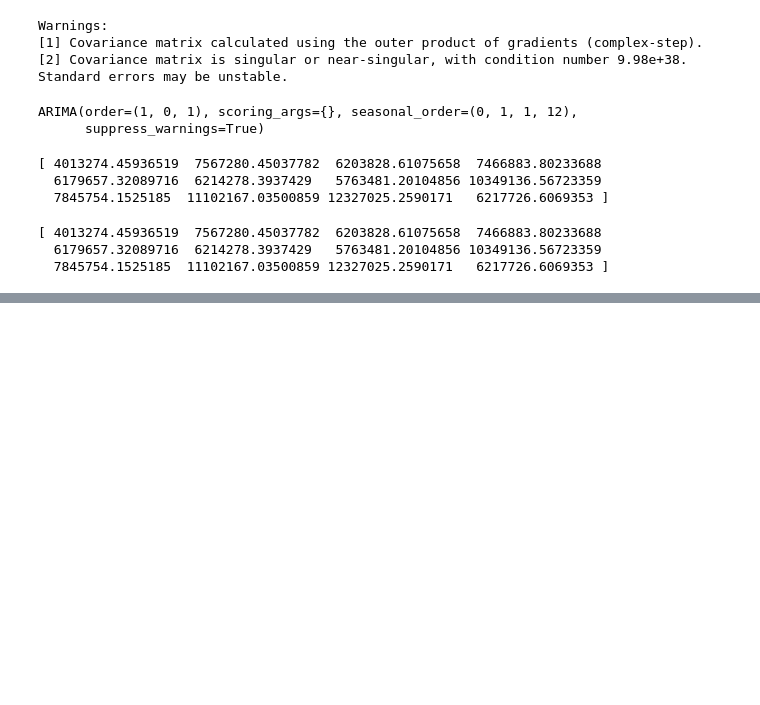
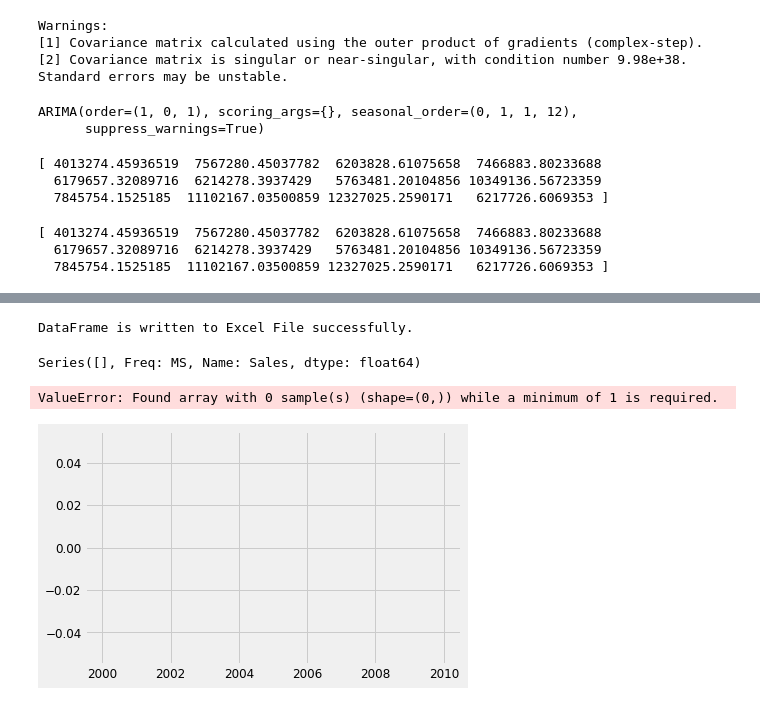
Before and after one commit to shhreyaa/TSA-using-Arima-Model, a Jupyter notebook: arima with plotly.ipynb, the cells around one changed output, grey strips where cells are left out. Saved outputs shown, nothing was run; the diff lists cells and outputs as text; code cells hidden in the pictures; blank space fills up the shorter version.

```diff
--- a/arima with plotly.ipynb
+++ b/arima with plotly.ipynb
@@ -326,0 +306,19 @@ Freq: MS, Name: Sales, dtype: float64
+# %%
+datatoexcel = pd.ExcelWriter('office_forecast.xlsx')
+
+# write DataFrame to excel
+future_forecast2.to_excel(datatoexcel)
+
+# save the excel
+datatoexcel.save()
+print('DataFrame is written to Excel File successfully.')
+
+future_forecast2.to_excel('office_forecast.xlsx', index=False)
+# %% [output]
+DataFrame is written to Excel File successfully.
+# %%
+sales("Furniture")
+# %% [output]
+Series([], Freq: MS, Name: Sales, dtype: float64)
+ValueError: Found array with 0 sample(s) (shape=(0,)) while a minimum of 1 is required.
+[figure, added]
```
Also changed, not shown: parts of 14 cells of this notebook, 7 other files.
